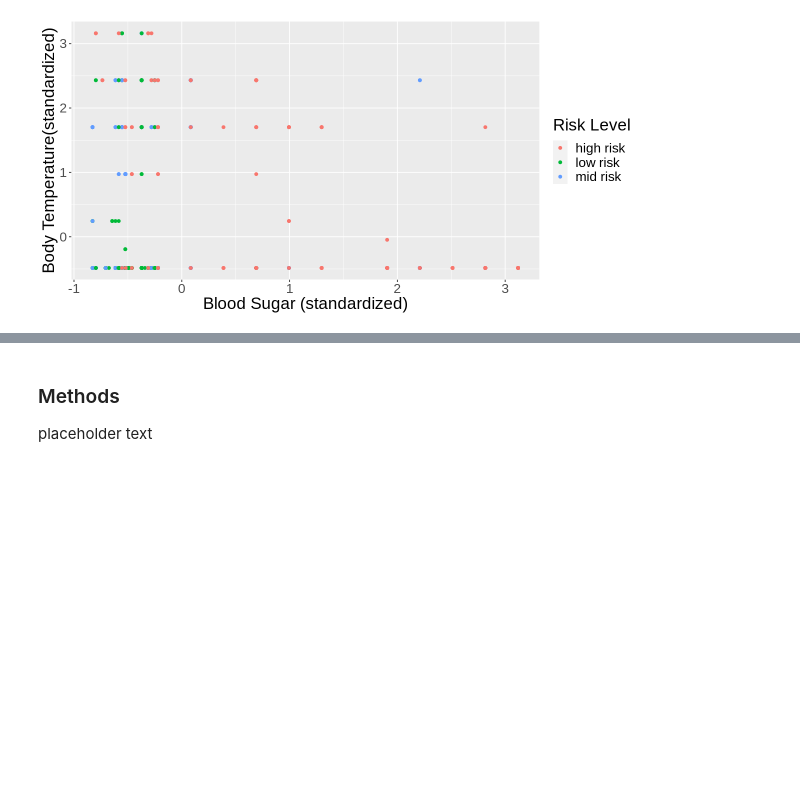
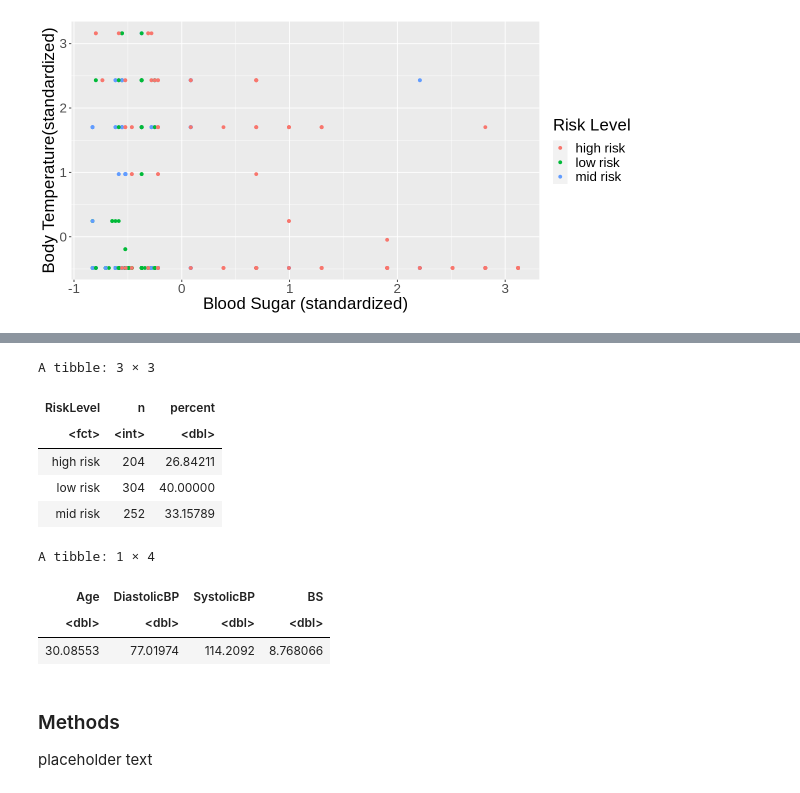
Before and after one commit to rukabii/dsci-100-group-project-006-29, a Jupyter notebook: group_project_proposal.ipynb, the cells around one changed output, grey strips where cells are left out. Drawn from its saved outputs; the diff is of its cells as text; code cells hidden in the pictures; blank space fills up the shorter version.

```diff
--- a/group_project_proposal.ipynb
+++ b/group_project_proposal.ipynb
@@ -86,3 +162,28 @@ maternity_plot_bs_bodytemp
+# %%
+# find proportions of labels
+maternity_proportions <- maternity_train |>
+                      group_by(RiskLevel) |>
+                      summarize(n = n()) |>
+                      mutate(percent = 100*n/nrow(maternity_train))
+
+maternity_proportions
+
+# find mean of each predictor
+maternity_predictor_means <- maternity_train |>
+                        select(- RiskLevel) |>
+                        map_df(mean)
+maternity_predictor_means
+# %% [output]
+A tibble: 3 × 3
+| RiskLevel | n | percent |
+| <fct> | <int> | <dbl> |
+| high risk | 204 | 26.84211 |
+| low risk | 304 | 40.00000 |
+| mid risk | 252 | 33.15789 |
+A tibble: 1 × 4
+| Age | DiastolicBP | SystolicBP | BS |
+| <dbl> | <dbl> | <dbl> | <dbl> |
+| 30.08553 | 77.01974 | 114.2092 | 8.768066 |
 # %% [markdown]
 ### Methods
 
```
Also changed, not shown: parts of 4 cells of this notebook.
